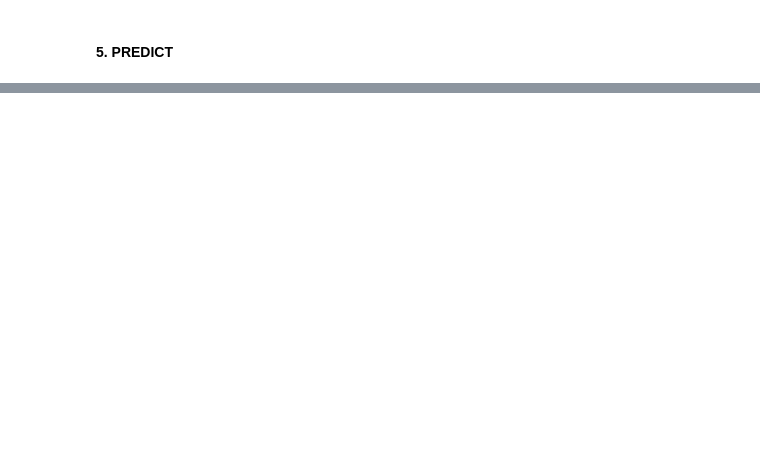
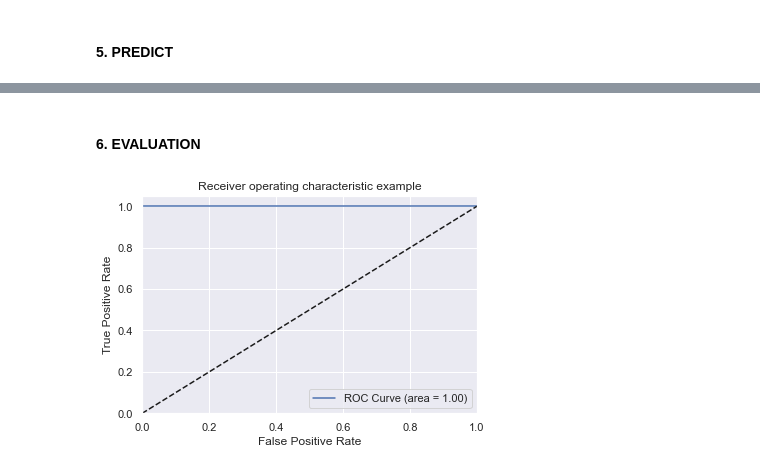
Before and after one commit to aliyyaps/UAS_ML, a Jupyter notebook: UAS_ML.ipynb, the cells around one changed output, grey strips where cells are left out. Drawn from its saved outputs; the diff is of its cells as text; code cells hidden in the pictures; blank space fills up the shorter version.

```diff
--- a/UAS_ML.ipynb
+++ b/UAS_ML.ipynb
@@ -303,0 +338,27 @@ print(f'Hasil akurasi data test: {acc_test}')
+# %% [markdown]
+#### 6. EVALUATION
+# %%
+# Create AUC Evaluation
+from sklearn.metrics import roc_auc_score, roc_curve
+
+# Predict Probability
+y_pred_proba = model.predict_proba(X_test)
+
+# Get AUC Score
+auc = roc_auc_score(y_test, y_pred_proba, multi_class='ovr')
+
+# Get ROC Curve
+fpr, tpr, thresholds = roc_curve(y_test, y_pred_proba[:,1], pos_label=1)
+
+# Plot ROC Curve
+plt.plot(fpr, tpr, label='ROC Curve (area = %0.2f)' % auc)
+plt.plot([0, 1], [0, 1], 'k--')
+plt.xlim([0.0, 1.0])
+plt.ylim([0.0, 1.05])
+plt.xlabel('False Positive Rate')
+plt.ylabel('True Positive Rate')
+plt.title('Receiver operating characteristic example')
+plt.legend(loc="lower right")
+plt.show()
+# %% [output]
+[figure, added]
```
Also changed, not shown: parts of 3 cells of this notebook.
